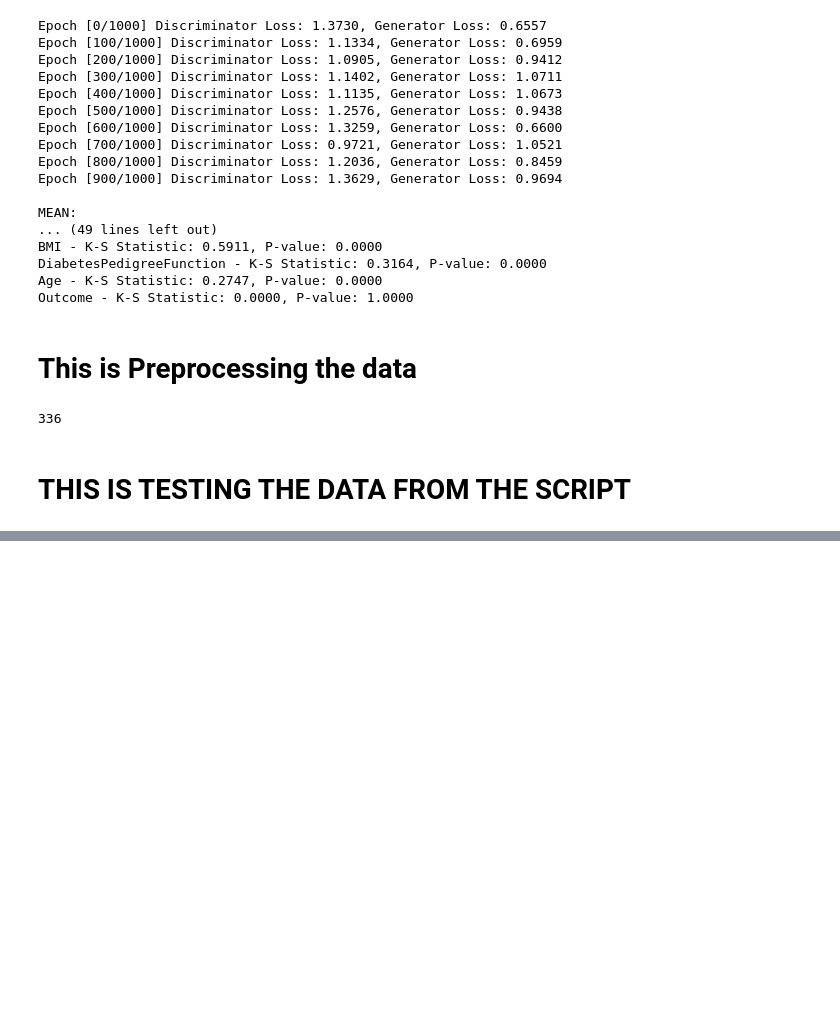
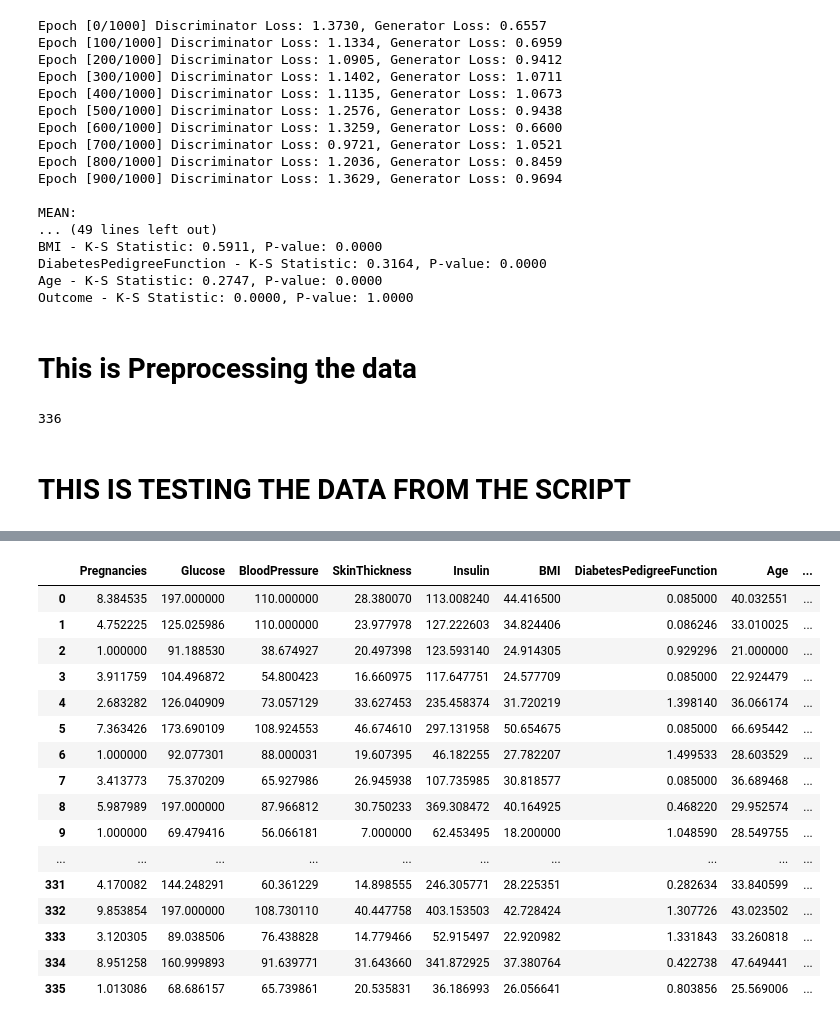
Before and after one commit to Chuchoruto/synth, a Jupyter notebook: testing.ipynb, the cells around one changed output, grey strips where cells are left out. Cells and saved outputs as stored; diff of their text form; code cells hidden in the pictures; blank space fills up the shorter version.

Commit message:
Fixed sampling: No more nonsensical data

```diff
--- a/testing.ipynb
+++ b/testing.ipynb
@@ -703,0 +701,22 @@ ImportError: cannot import name 'CTGANSynthesizer' from 'ctgan' (/Library/Framew
+# %%
+from GAN_Architecture import selective_sample
+
+num_samples = 336  # Specify the number of samples you want to generate
+
+# Assuming the generator is already trained and available
+latent_dim = generator.model[0].in_features  # Extract latent dimension from generator
+selected_synthetic_data = selective_sample(generator, num_samples, latent_dim, original_set)
+# %%
+# Generate the synthetic data
+selected_synthetic_data = selective_sample(generator, num_samples, latent_dim, original_set)
+
+selected_synthetic_data = pd.DataFrame(selected_synthetic_data, columns=original_set.columns)
+# Calculate KS test p-values
+p_values = CalculateKS(original_set, selected_synthetic_data)
+
+# Convert the p-values dictionary to a DataFrame for columnar representation
+p_values_df = pd.DataFrame(list(p_values.items()), columns=['Column', 'KS p-value'])
+
+# Print the p-values for verification
+print("Kolmogorov-Smirnov Test p-values:")
+print(p_values_df)
@@ -703,0 +735,20 @@ ImportError: cannot import name 'CTGANSynthesizer' from 'ctgan' (/Library/Framew
+# %%
+display_scrollable_dataframe(selected_synthetic_data, max_height=400)
+# %% [output]
+|  | Pregnancies | Glucose | BloodPressure | SkinThickness | Insulin | BMI | DiabetesPedigreeFunction | Age | ... |
+| 0 | 8.384535 | 197.000000 | 110.000000 | 28.380070 | 113.008240 | 44.416500 | 0.085000 | 40.032551 | ... |
+| 1 | 4.752225 | 125.025986 | 110.000000 | 23.977978 | 127.222603 | 34.824406 | 0.086246 | 33.010025 | ... |
+| 2 | 1.000000 | 91.188530 | 38.674927 | 20.497398 | 123.593140 | 24.914305 | 0.929296 | 21.000000 | ... |
+| 3 | 3.911759 | 104.496872 | 54.800423 | 16.660975 | 117.647751 | 24.577709 | 0.085000 | 22.924479 | ... |
+| 4 | 2.683282 | 126.040909 | 73.057129 | 33.627453 | 235.458374 | 31.720219 | 1.398140 | 36.066174 | ... |
+| 5 | 7.363426 | 173.690109 | 108.924553 | 46.674610 | 297.131958 | 50.654675 | 0.085000 | 66.695442 | ... |
+| 6 | 1.000000 | 92.077301 | 88.000031 | 19.607395 | 46.182255 | 27.782207 | 1.499533 | 28.603529 | ... |
+| 7 | 3.413773 | 75.370209 | 65.927986 | 26.945938 | 107.735985 | 30.818577 | 0.085000 | 36.689468 | ... |
+| 8 | 5.987989 | 197.000000 | 87.966812 | 30.750233 | 369.308472 | 40.164925 | 0.468220 | 29.952574 | ... |
+| 9 | 1.000000 | 69.479416 | 56.066181 | 7.000000 | 62.453495 | 18.200000 | 1.048590 | 28.549755 | ... |
+| ... | ... | ... | ... | ... | ... | ... | ... | ... | ... |
+| 331 | 4.170082 | 144.248291 | 60.361229 | 14.898555 | 246.305771 | 28.225351 | 0.282634 | 33.840599 | ... |
+| 332 | 9.853854 | 197.000000 | 108.730110 | 40.447758 | 403.153503 | 42.728424 | 1.307726 | 43.023502 | ... |
+| 333 | 3.120305 | 89.038506 | 76.438828 | 14.779466 | 52.915497 | 22.920982 | 1.331843 | 33.260818 | ... |
+| 334 | 8.951258 | 160.999893 | 91.639771 | 31.643660 | 341.872925 | 37.380764 | 0.422738 | 47.649441 | ... |
+| 335 | 1.013086 | 68.686157 | 65.739861 | 20.535831 | 36.186993 | 26.056641 | 0.803856 | 25.569006 | ... |
```
Also changed, not shown: parts of 7 cells of this notebook, 1 other file.
